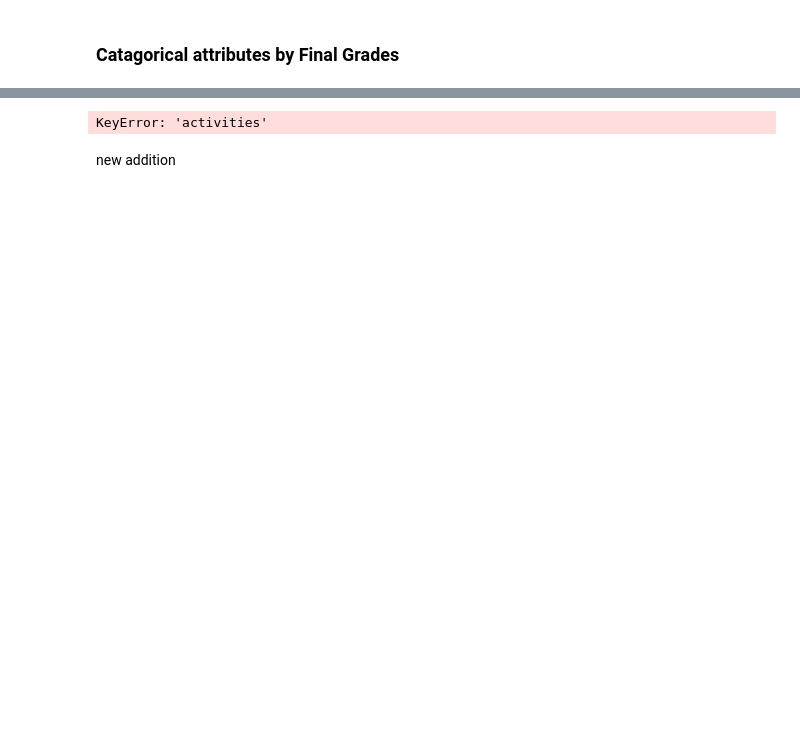
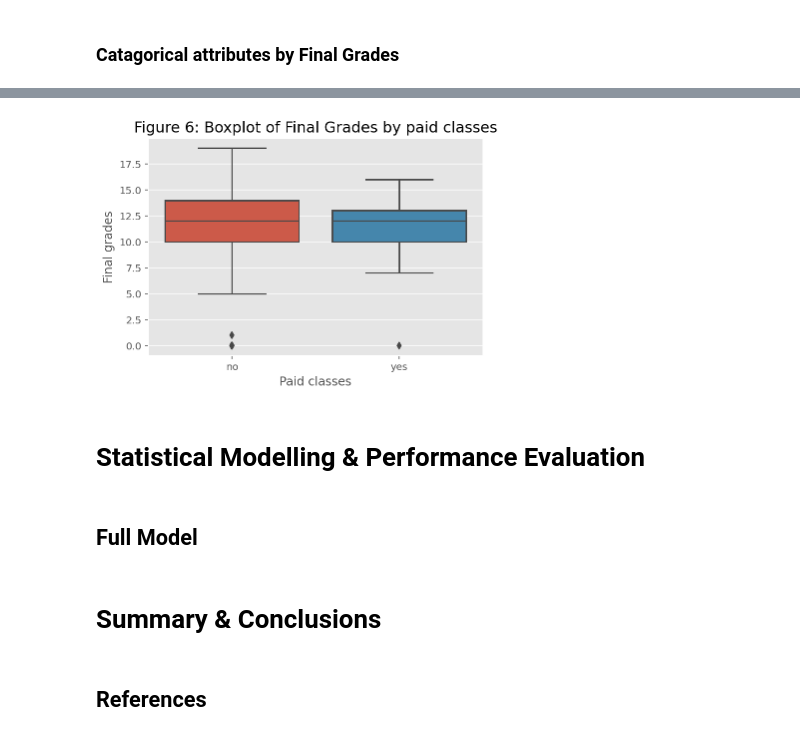
Before and after one commit to Rhyme1325/Analytics_project, a Jupyter notebook: project.ipynb, the cells around one changed output, grey strips where cells are left out. Cells and saved outputs as stored; diff of their text form; code cells hidden in the pictures; blank space fills up the shorter version.

```diff
--- a/project.ipynb
+++ b/project.ipynb
@@ -348,9 +349,17 @@ We can see that the distribution of Final Grades between students involved in ex
 # %%
 # Creating a boxplot
-sns.boxplot(df['activities'], df['G3']);
-plt.title('Figure 6: Boxplot of Final Grades by extra-curricular activities', fontsize = 15)
+sns.boxplot(df['paid'], df['G3']);
+plt.title('Figure 6: Boxplot of Final Grades by paid classes', fontsize = 15)
+plt.xlabel('Paid classes')
+plt.ylabel('Final grades')
 plt.show();
 # %% [output]
-KeyError: 'activities'
+[figure, added]
-# %% [markdown]
-new addition
+# %% [markdown]
+# Statistical Modelling & Performance Evaluation
+# %% [markdown]
+## Full Model
+# %% [markdown]
+# Summary & Conclusions
+# %% [markdown]
+## References
```
Also changed, not shown: parts of 8 cells of this notebook.
